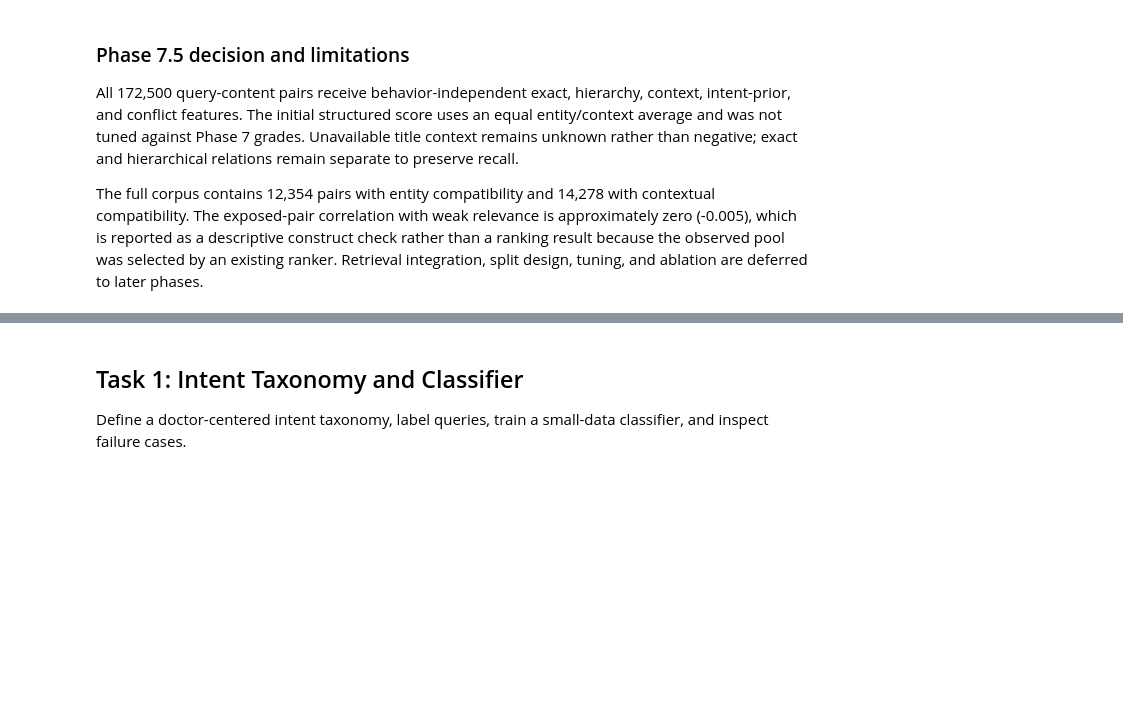
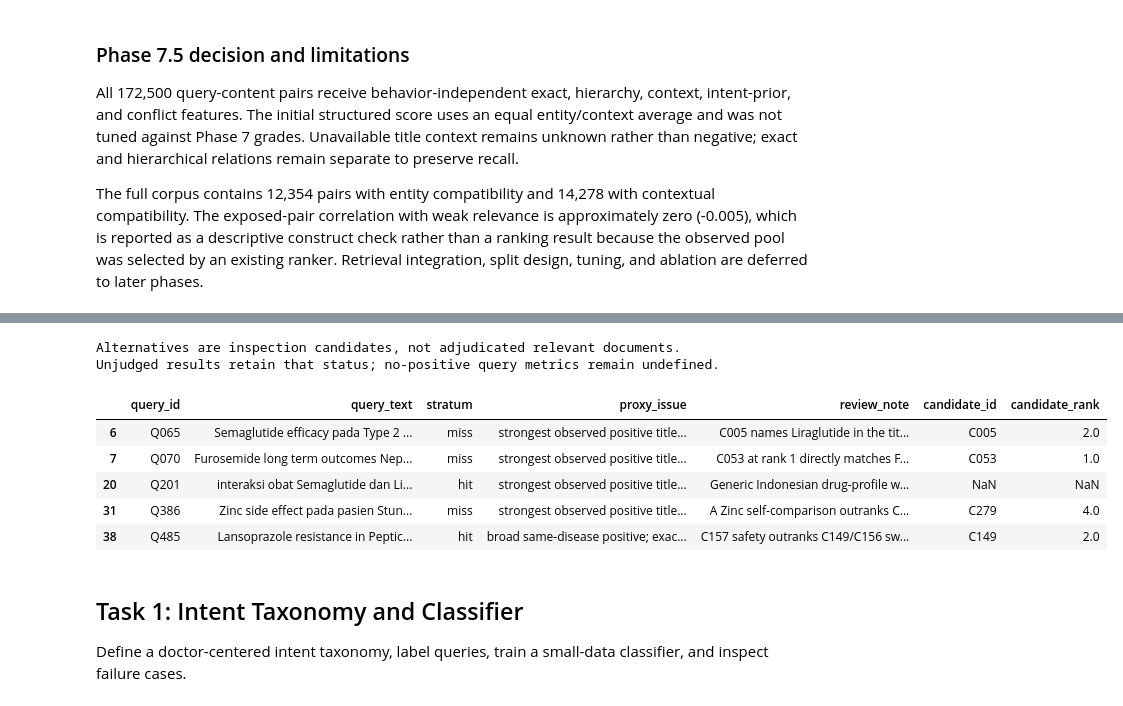
Before and after one commit to Gary3G/doctor-search-service, a Jupyter notebook: notebook.ipynb, the cells around one changed output, grey strips where cells are left out. Drawn from its saved outputs; the diff is of its cells as text; code cells hidden in the pictures; blank space fills up the shorter version.

```diff
--- a/notebook.ipynb
+++ b/notebook.ipynb
@@ -1507,3 +1597,17 @@ display(pd.read_csv(SPLIT_DIR / "phase8_duplicate_overlap_audit.csv"))
+# %%
+display(phase10_cases.loc[phase10_cases.query_id.isin(['Q070', 'Q201', 'Q065', 'Q386', 'Q485']),
+    ['query_id', 'query_text', 'stratum', 'proxy_issue', 'review_note', 'candidate_id', 'candidate_rank']])
+print("Alternatives are inspection candidates, not adjudicated relevant documents.")
+print("Unjudged results retain that status; no-positive query metrics remain undefined.")
+# %% [output]
+Alternatives are inspection candidates, not adjudicated relevant documents.
+Unjudged results retain that status; no-positive query metrics remain undefined.
+|  | query_id | query_text | stratum | proxy_issue | review_note | candidate_id | candidate_rank |
+| 6 | Q065 | Semaglutide efficacy pada Type 2 ... | miss | strongest observed positive title... | C005 names Liraglutide in the tit... | C005 | 2.0 |
+| 7 | Q070 | Furosemide long term outcomes Nep... | miss | strongest observed positive title... | C053 at rank 1 directly matches F... | C053 | 1.0 |
+| 20 | Q201 | interaksi obat Semaglutide dan Li... | hit | strongest observed positive title... | Generic Indonesian drug-profile w... | NaN | NaN |
+| 31 | Q386 | Zinc side effect pada pasien Stun... | miss | strongest observed positive title... | A Zinc self-comparison outranks C... | C279 | 4.0 |
+| 38 | Q485 | Lansoprazole resistance in Peptic... | hit | broad same-disease positive; exac... | C157 safety outranks C149/C156 sw... | C149 | 2.0 |
 # %% [markdown]
 ## Task 1: Intent Taxonomy and Classifier
 
```
Also changed, not shown: parts of 10 cells of this notebook, 21 other files.
